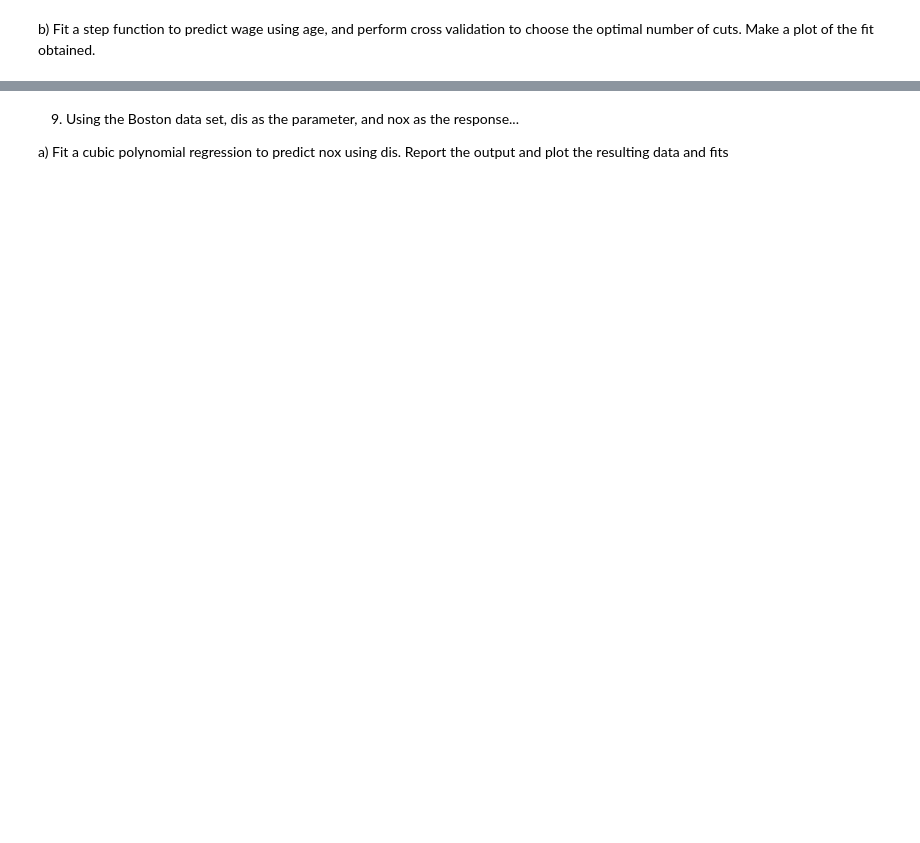
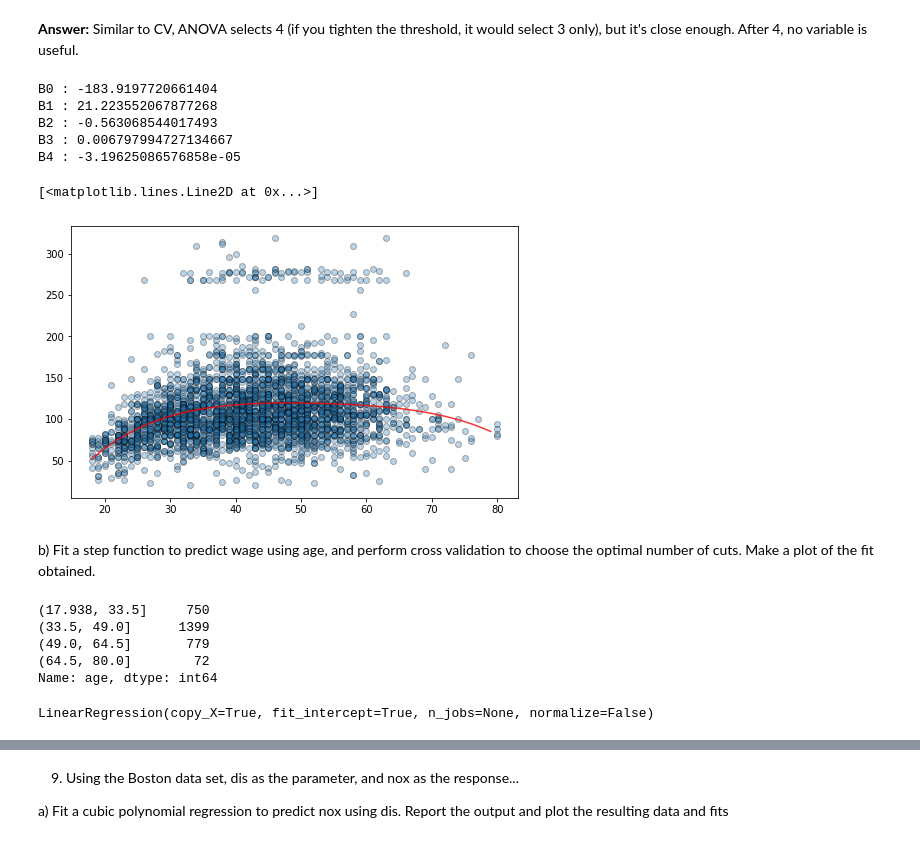
Before and after one commit to joepollastrini/Introduction-to-Statistical-Learning-Exercises, a Jupyter notebook: Chapter 7/Applied Exercises.ipynb, the cells around one changed output, grey strips where cells are left out. Cells and saved outputs as stored; diff of their text form; code cells hidden in the pictures; blank space fills up the shorter version.

```diff
--- a/Chapter 7/Applied Exercises.ipynb
+++ b/Chapter 7/Applied Exercises.ipynb
@@ -4,0 +20,8 @@ a) Perform polynomial regression to predict wage using age.  Use cross-validatio
+# %%
+forPoly = wage[['age', 'wage']]
+# %%
+#power transformation of age
+
+for i in range(2, 9):
+    title = 'age_'+str(i)
+    forPoly[title] = forPoly['age'].apply(lambda x: x**i)
@@ -4,0 +34,3 @@ a) Perform polynomial regression to predict wage using age.  Use cross-validatio
+# %%
+y = 'wage'
+x_cols = ['age', 'age_2', 'age_3', 'age_4', 'age_5', 'age_6', 'age_7', 'age_8']
@@ -5,2 +142,54 @@ a) Perform polynomial regression to predict wage using age.  Use cross-validatio
+# %% [markdown]
+****Answer:**** Similar to CV, ANOVA selects 4 (if you tighten the threshold, it would select 3 only), but it's close enough.  After 4, no variable is useful.
+# %%
+from sklearn.model_selection import cross_validate
+
+mod = linreg()
+model = cross_validate(mod, forPoly[['age', 'age_2', 'age_3', 'age_4']], forPoly[y], cv=5, return_estimator=True)
+mod.fit(forPoly[['age', 'age_2', 'age_3', 'age_4']], forPoly[y])
+
+estimates = {'B0':[], 'B1':[], 'B2':[], 'B3':[], 'B4':[]}
+for m in model['estimator']:
+    estimates['B0'].append(m.intercept_)
+    estimates['B1'].append(m.coef_[0])
+    estimates['B2'].append(m.coef_[1])
+    estimates['B3'].append(m.coef_[2])
+    estimates['B4'].append(m.coef_[3])
+
+coefs = {}
+for key, val in estimates.items():
+    avg = sum(val)/len(val)
+    print(key, ':', avg)
+    coefs[key] = avg
+# %% [output]
+B0 : -183.9197720661404
+B1 : 21.223552067877268
+B2 : -0.563068544017493
+B3 : 0.006797994727134667
+B4 : -3.19625086576858e-05
+# %%
+from sklearn.preprocessing import PolynomialFeatures
+
+fig, ax1 = plt.subplots(1,1, figsize = (8,5));
+ax1.scatter(forPoly.age, forPoly.wage, edgecolor='k', alpha=0.3);
+
+age_grid = np.arange(forPoly.age.min(), forPoly.age.max()).reshape(-1,1)
+forPred = PolynomialFeatures(4).fit_transform(age_grid)[:, 1:]
+
+preds = mod.predict(forPred)
+ax1.plot(age_grid, preds, color = 'r', alpha=.8)
+# %% [output]
+[<matplotlib.lines.Line2D at 0x...>]
+[figure, added]
 # %% [markdown]
 b) Fit a step function to predict wage using age, and perform cross validation to choose the optimal number of cuts.  Make a plot of the fit obtained.
+# %%
+n = 4
+cuts, bins = pd.cut(forPoly.age, n, retbins=True, right=True)
+cuts.value_counts(sort=False)
+# %% [output]
+(17.938, 33.5]     750
+(33.5, 49.0]      1399
+(49.0, 64.5]       779
+(64.5, 80.0]        72
+Name: age, dtype: int64
@@ -6,0 +201,6 @@ b) Fit a step function to predict wage using age, and perform cross validation t
+# %%
+mod = linreg()
+model = cross_validate(mod, steps_dummies, forPoly[y], cv=5, return_estimator=True)
+mod.fit(steps_dummies, forPoly[y])
+# %% [output]
+LinearRegression(copy_X=True, fit_intercept=True, n_jobs=None, normalize=False)
```
Also changed, not shown: parts of 66 cells of this notebook, 3 other files.
